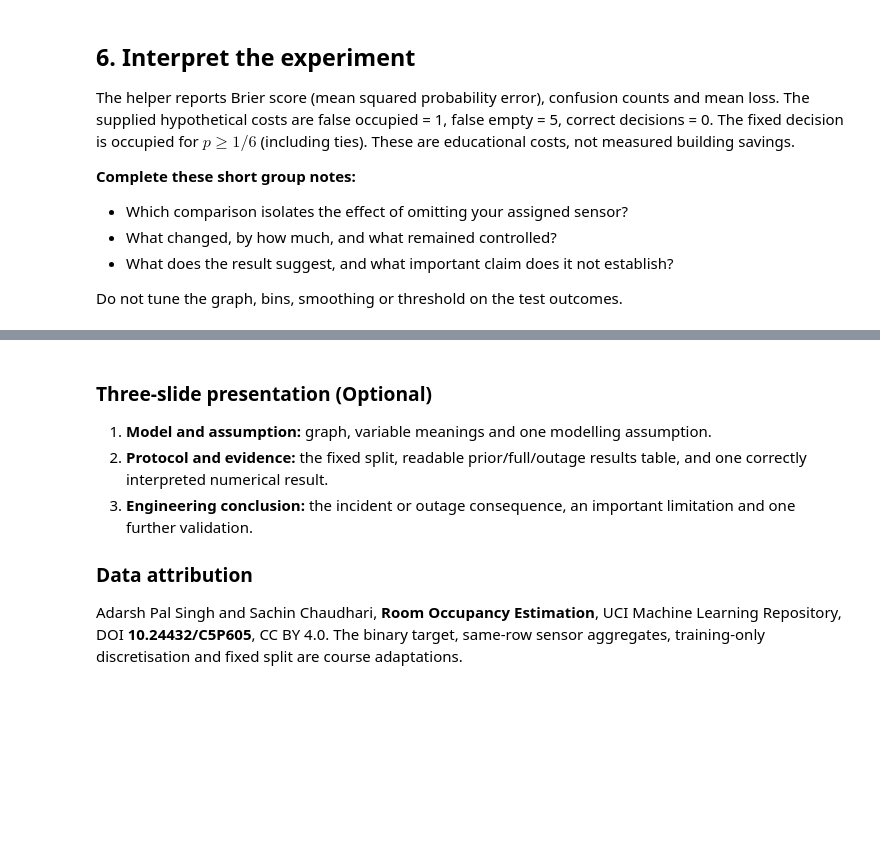
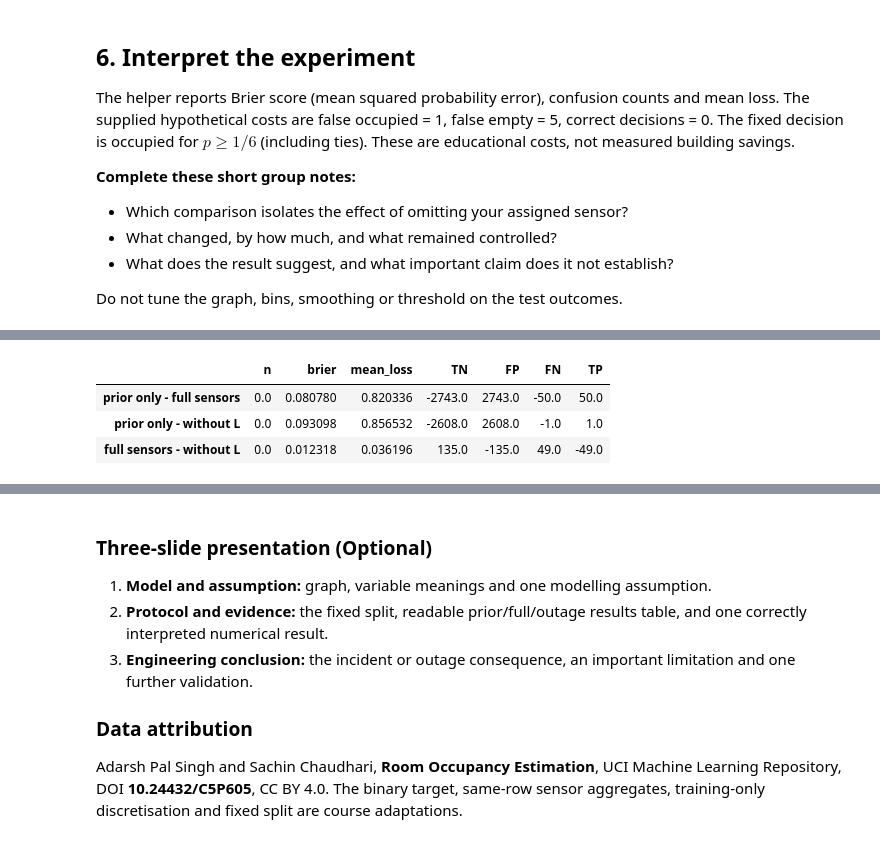
Before and after one commit to Giovanipt2/Advanced-Machine-Learning, a Jupyter notebook: occupancy_assignement.ipynb, the cells around one changed output, grey strips where cells are left out. Cells and saved outputs as stored; diff of their text form; code cells hidden in the pictures; blank space fills up the shorter version.

```diff
--- a/occupancy_assignement.ipynb
+++ b/occupancy_assignement.ipynb
@@ -269,16 +303,25 @@ Create a `VariableElimination` object. Complete the function that returns
 $P(O=1\mid\mathrm{evidence})$. Adapt the query and named-state access in sprinkler
 sections 5â€“6. Evidence is a dictionary of observed sensor states.
 # %%
-inference = VariableElimination(model)
+inference = VariableElimination(learned_model)
 
 def occupancy_probability(evidence: dict[str, int]) -> float:
     """Return the state-1 posterior; O itself must not be in evidence."""
     if not set(evidence).issubset(FEATURES):
         raise ValueError("Evidence may contain sensor features only.")
     # Query O and return float(result.get_value(O=1)).
-    raise NotImplementedError("Transpose the posterior query from the sprinkler example.")
+    road = inference.query(
+        variables=['O'],
+        evidence=evidence,
+        elimination_order="MinFill", show_progress=False,
+    )
+    p = float(road.get_value(**{'O': 1}))
+    if not np.isfinite(p):
+        raise ValueError("Nonfinite posterior: check for impossible evidence.")
+
+    return p
 # %%
 # The same smoothed root CPD defines the prior-only baseline and no-evidence check.
-prior = float(model.get_cpds("O").get_value(O=1))
+prior = float(learned_model.get_cpds("O").get_value(O=1))
 np.testing.assert_allclose(occupancy_probability({}), prior, atol=1e-12, rtol=0)
 print("Fitted occupancy prior:", prior)
@@ -290,7 +335,9 @@ The supplied predictor passes only sensor columns to this function and checks it
 # %%
 def make_evidence(row: pd.Series, omitted: str | None = None) -> dict[str, int]:
     """Read FEATURES from this row, except the variable named in omitted."""
-    raise NotImplementedError("Build the dictionary; omit the unavailable key rather than zero-filling.")
+    if omitted is not None and omitted not in FEATURES:
+        raise ValueError('The omitted variable must be a sensor feature.')
+    return {feature: int(row[feature]) for feature in FEATURES if feature != omitted}
 # %%
 # All three conditions use exactly these test records, in this order.
 predictions = {
@@ -314,3 +367,70 @@ These are educational costs, not measured building savings.
 - What does the result suggest, and what important claim does it not establish?
 
 Do not tune the graph, bins, smoothing or threshold on the test outcomes.
+# %%
+# Calculates accuracy, precision and recall for each condition; the last three columns are the confusion matrix counts.
+prior_accuracy = float(summary.loc["prior only", "TP"] + summary.loc["prior only", "TN"]) / summary.loc["prior only", "n"]
+full_accuracy = float(summary.loc["full sensors", "TP"] + summary.loc["full sensors", "TN"]) / summary.loc["full sensors", "n"]
+ommited_accuracy = float(summary.loc[f"without {OMITTED}", "TP"] + summary.loc[f"without {OMITTED}", "TN"]) / summary.loc[f"without {OMITTED}", "n"]
+
+prior_precision = float(summary.loc["prior only", "TP"]) / (summary.loc["prior only", "TP"] + summary.loc["prior only", "FP"])
+full_precision = float(summary.loc["full sensors", "TP"]) / (summary.loc["full sensors", "TP"] + summary.loc["full sensors", "FP"])
+ommited_precision = float(summary.loc[f"without {OMITTED}", "TP"]) / (summary.loc[f"without {OMITTED}", "TP"] + summary.loc[f"without {OMITTED}", "FP"])
+
+prior_recall = float(summary.loc["prior only", "TP"]) / (summary.loc["prior only", "TP"] + summary.loc["prior only", "FN"])
+full_recall = float(summary.loc["full sensors", "TP"]) / (summary.loc["full sensors", "TP"] + summary.loc["full sensors", "FN"])
+ommited_recall = float(summary.loc[f"without {OMITTED}", "TP"]) / (summary.loc[f"without {OMITTED}", "TP"] + summary.loc[f"without {OMITTED}", "FN"])
+
+full_probabilities = predictions["full sensors"]
+
+false_negative_mask = (
+    (test["O"].to_numpy() == 1)
+    & (full_probabilities < THRESHOLD)
+)
+
+false_negative_records = test.loc[false_negative_mask].copy()
+
+counts_by_L = (
+    false_negative_records["L"]
+    .value_counts()
+    .reindex([0, 1], fill_value=0)
+    .rename(index={0: "L = 0", 1: "L = 1"})
+)
+
+print("Total false negatives:", len(false_negative_records))
+print(counts_by_L)
+
+# Compute the difference in all the metrics in summary (from brier to TP) between the prior, full sensors and the omitted sensor condition.
+from itertools import combinations
+
+metrics = ["n", "brier", "mean_loss", "TN", "FP", "FN", "TP"]
+
+conditions = [
+    "prior only",
+    "full sensors",
+    "without L",
+]
+
+differences = {}
+
+for first, second in combinations(conditions, 2):
+    differences[f"{first} - {second}"] = (
+        summary.loc[first, metrics] - summary.loc[second, metrics]
+    )
+
+differences = pd.DataFrame(differences).T
+
+print("Accuracies:")
+print(f"Prior only: {prior_accuracy:.5f}")
+print(f"Full sensors: {full_accuracy:.5f}")
+print(f"Without {OMITTED}: {ommited_accuracy:.5f}")
+print("\nPrecisions:")
+print(f"Prior only: {prior_precision:.5f}")
+print(f"Full sensors: {full_precision:.5f}")
+print(f"Without {OMITTED}: {ommited_precision:.5f}")
+print("\nRecalls:")
+print(f"Prior only: {prior_recall:.5f}")
+print(f"Full sensors: {full_recall:.5f}")
+print(f"Without {OMITTED}: {ommited_recall:.5f}")
+display(differences)
+# %% [output]
@@ -317,3 +456,7 @@ Do not tune the graph, bins, smoothing or threshold on the test outcomes.
+|  | n | brier | mean_loss | TN | FP | FN | TP |
+| prior only - full sensors | 0.0 | 0.080780 | 0.820336 | -2743.0 | 2743.0 | -50.0 | 50.0 |
+| prior only - without L | 0.0 | 0.093098 | 0.856532 | -2608.0 | 2608.0 | -1.0 | 1.0 |
+| full sensors - without L | 0.0 | 0.012318 | 0.036196 | 135.0 | -135.0 | 49.0 | -49.0 |
 # %%
 # A reproducible incident per group, assigned without inspecting model scores.
 group_index = int(GROUP[1:]) - 1
```
Also changed, not shown: parts of 10 cells of this notebook, 1 other file.
